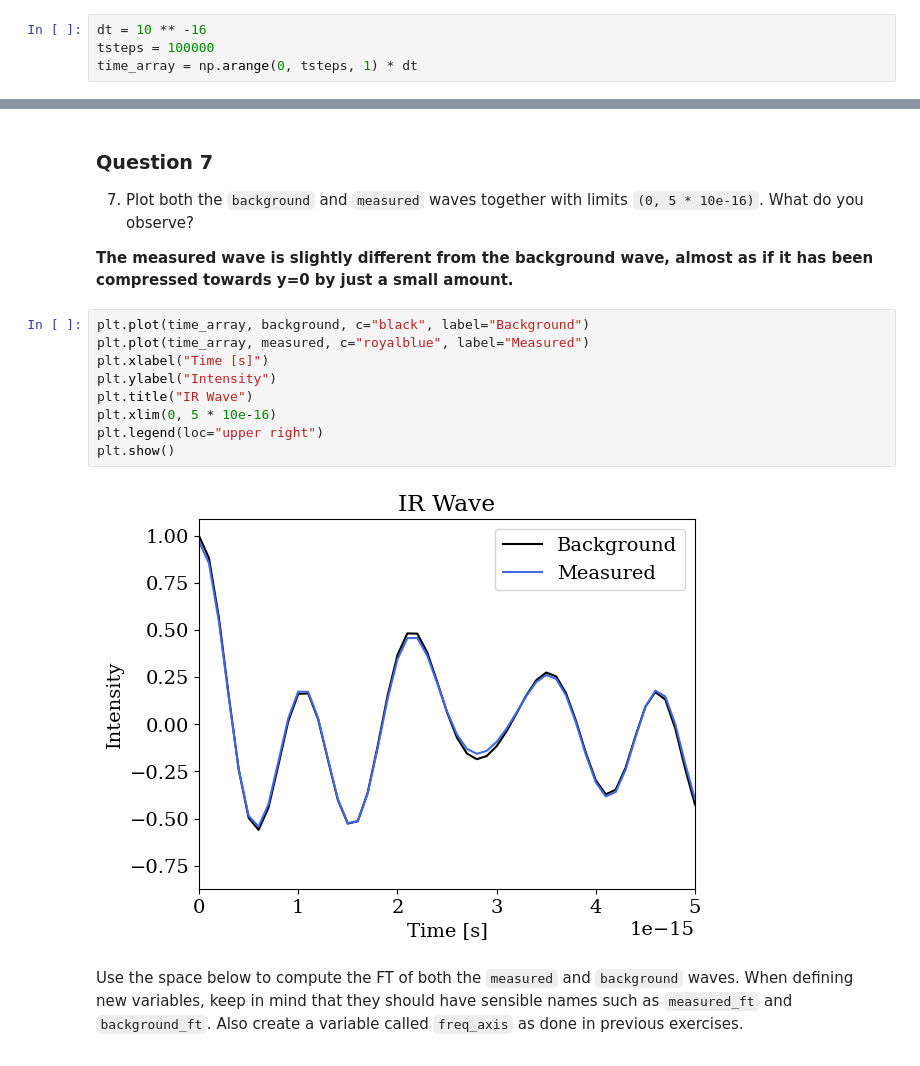
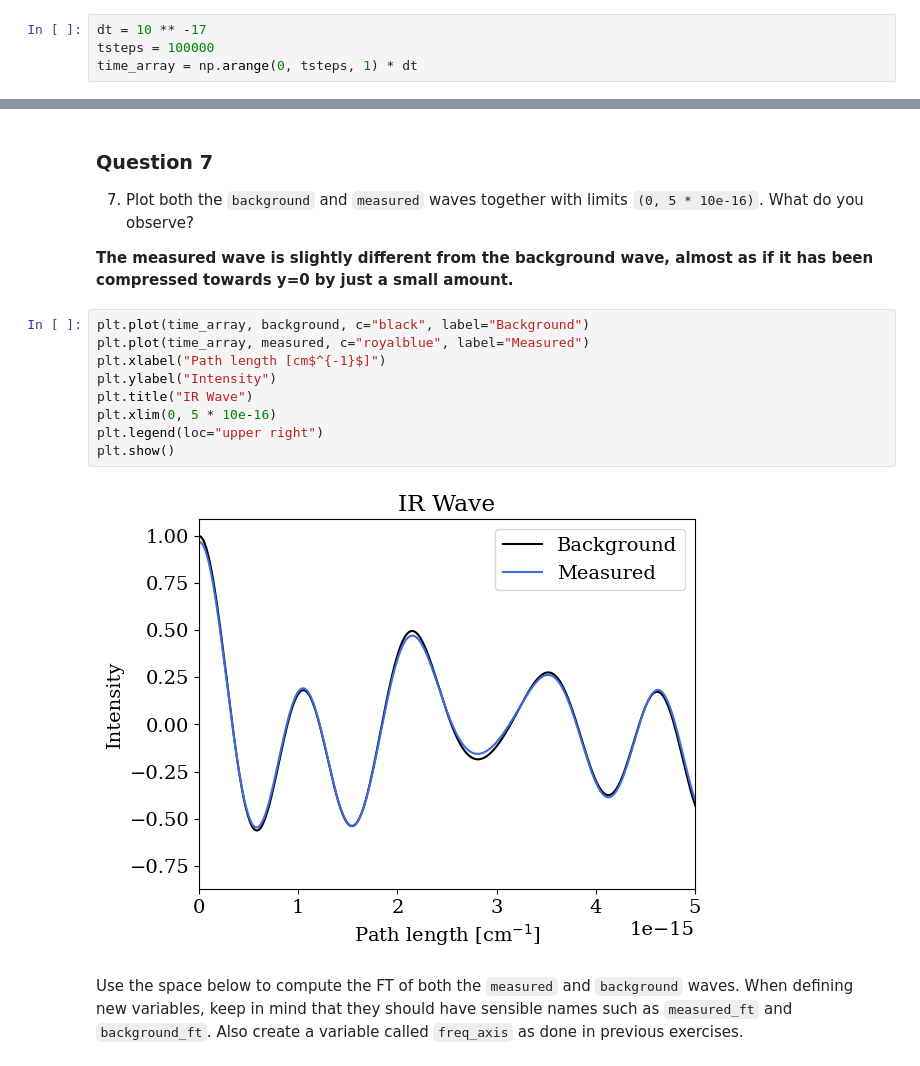
Before and after one commit to ajdominic/FourierTransforms, a Jupyter notebook: keys/Activity_2_Key.ipynb, the cells around one changed output, grey strips where cells are left out. Drawn from its saved outputs; the diff is of its cells as text.

```diff
--- a/keys/Activity_2_Key.ipynb
+++ b/keys/Activity_2_Key.ipynb
@@ -157,7 +157,7 @@ print(frequency)
 ### Question 6
 6. Given below is a starting point for your `dt` and your `tsteps` values. `tsteps` can be thought of as the total number of samples we collect, and the `dt` value is the time between each. Vary the `dt` by $\pm$ 1 order of magnitude and record your observations as to how this affects the resulting wave when plotted.
 # %%
-dt = 10 ** -16
+dt = 10 ** -17
 tsteps = 100000
 time_array = np.arange(0, tsteps, 1) * dt
 # %% [markdown]
@@ -239,14 +239,14 @@ plt.show()
 # %%
 plt.plot(time_array, background, c="black", label="Background")
 plt.plot(time_array, measured, c="royalblue", label="Measured")
-plt.xlabel("Time [s]")
+plt.xlabel("Path length [cm$^{-1}$]")
 plt.ylabel("Intensity")
 plt.title("IR Wave")
 plt.xlim(0, 5 * 10e-16)
 plt.legend(loc="upper right")
 plt.show()
 # %% [output]
-[figure, old version]
+[figure, new version]
 # %% [markdown]
 Use the space below to compute the FT of both the `measured` and `background` waves. When defining new variables, keep in mind that they should have sensible names such as `measured_ft` and `background_ft`. Also create a variable called `freq_axis` as done in previous exercises.
 # %%
```
Also changed, not shown: parts of 10 cells of this notebook, 3 other files.
